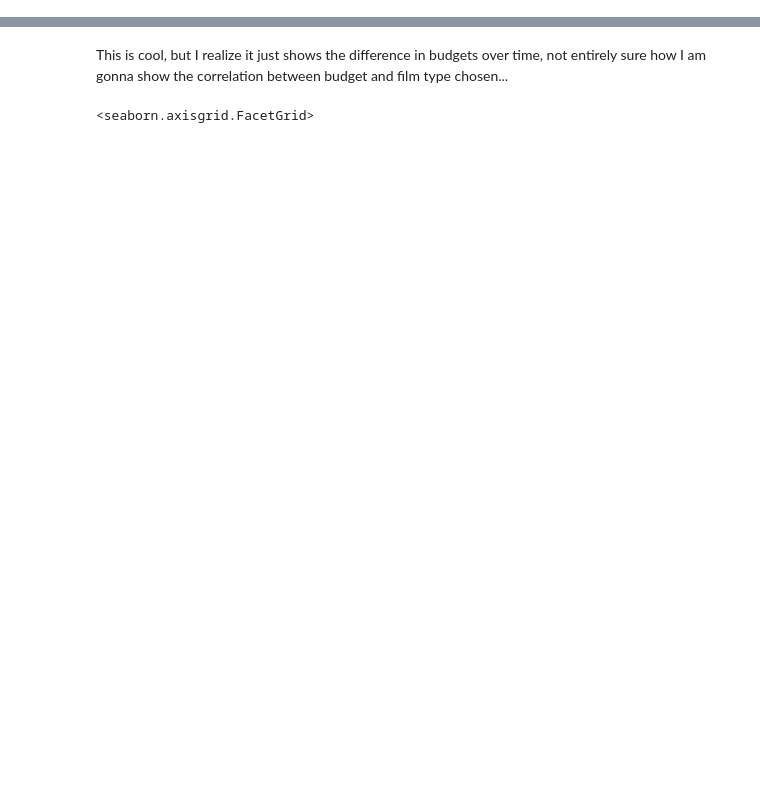
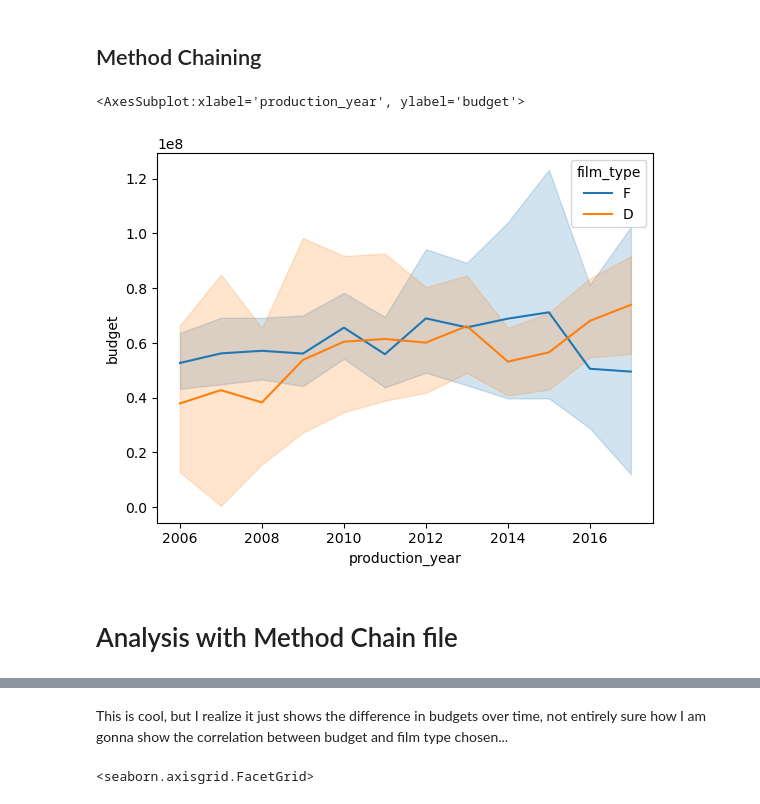
Before and after one commit to ubco-W2022T1-cosc301/project-group16, a Jupyter notebook: notebooks/analysis2.ipynb, the cells around one changed output, grey strips where cells are left out. Drawn from its saved outputs; the diff is of its cells as text; code cells hidden in the pictures; blank space fills up the shorter version.

Commit message:
Merged my analysis files

```diff
--- a/notebooks/analysis2.ipynb
+++ b/notebooks/analysis2.ipynb
@@ -1,3 +60,27 @@
+# %% [markdown]
+## Method Chaining
+# %%
+import pandas as pd
+import numpy as np
+import seaborn as sns
+import project_functions2 as pf2
+
+df1= pd.read_csv("../data/raw/top_movies.csv")
+df1=(
+        df1[~df1['genres'].str.contains('Animation')]
+        .copy().drop(['title','directors','camera_format','negative_format','budget_source','genres'], axis=1)
+        .dropna(axis=0)
+        .query("film_type==['D','F']")
+        .query("budget>0")
+
+    )
+
+sns.lineplot(x=df1["production_year"], y=df1["budget"], hue=df1["film_type"])
+# %% [output]
+<AxesSubplot:xlabel='production_year', ylabel='budget'>
+[figure, added]
+# %% [markdown]
+# Analysis with Method Chain file
 # %%
 import pandas as pd
 import numpy as np
```
Also changed, not shown: parts of 10 cells of this notebook, 3 other files.
